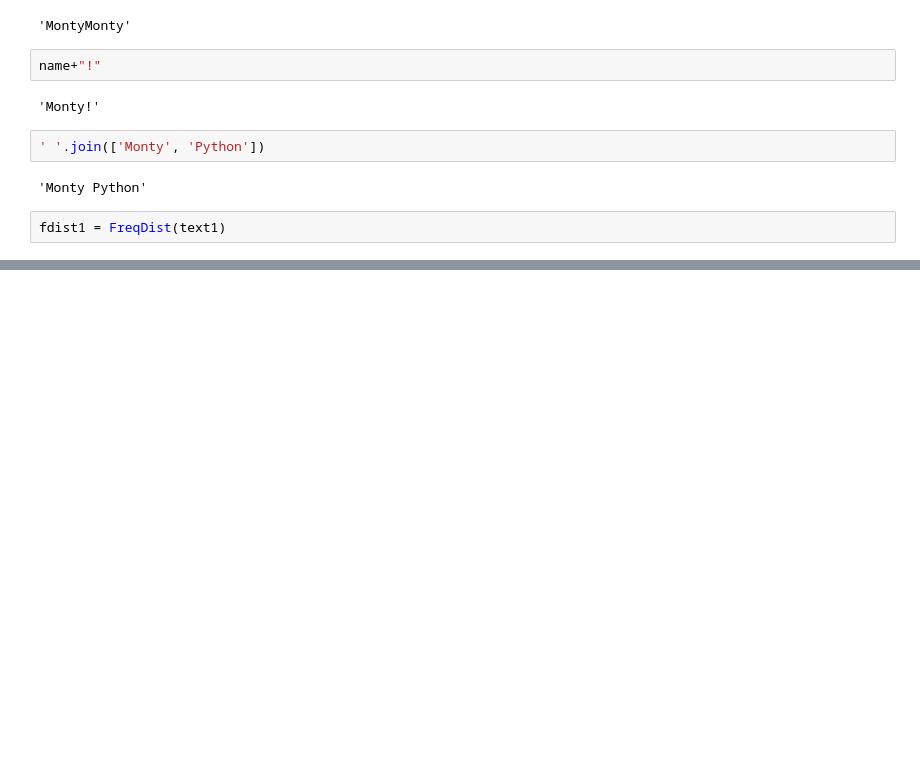
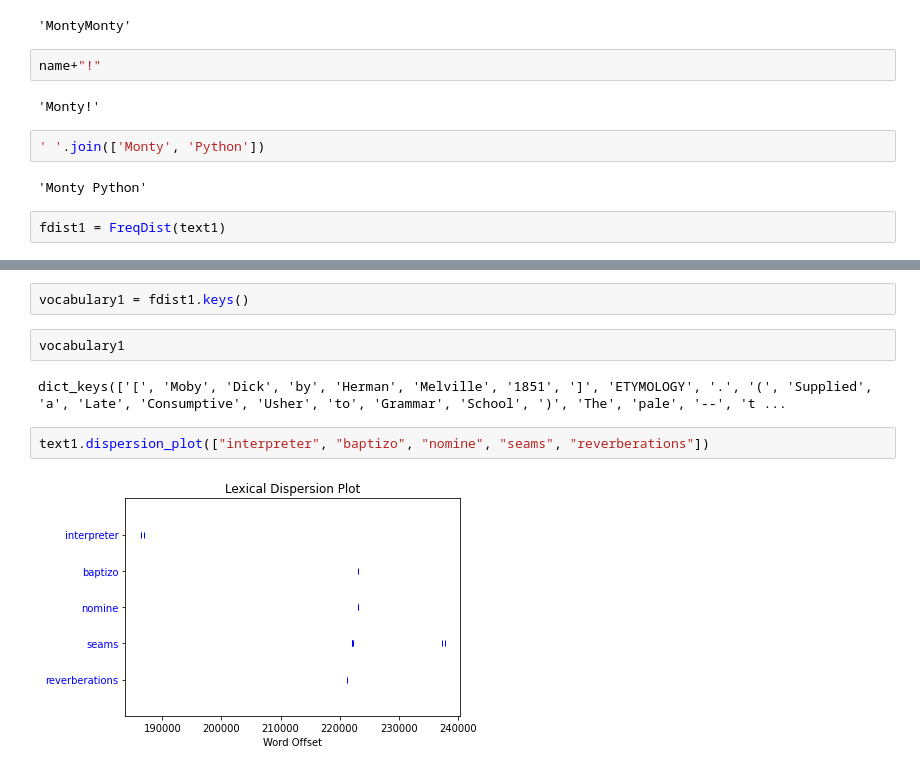
Before and after one commit to prakharsrivastava/powerbi, a Jupyter notebook: Welcome_To_Colaboratory.ipynb, the cells around one changed output, grey strips where cells are left out. Drawn from its saved outputs; the diff is of its cells as text; blank space fills up the shorter version.

```diff
--- a/Welcome_To_Colaboratory.ipynb
+++ b/Welcome_To_Colaboratory.ipynb
@@ -222,0 +266,10 @@ fdist1
+# %%
+vocabulary1 = fdist1.keys()
+# %%
+vocabulary1
+# %% [output]
+dict_keys(['[', 'Moby', 'Dick', 'by', 'Herman', 'Melville', '1851', ']', 'ETYMOLOGY', '.', '(', 'Supplied', 'a', 'Late', 'Consumptive', 'Usher', 'to', 'Grammar', 'School', ')', 'The', 'pale', '--', 't ...
+# %%
+text1.dispersion_plot(["interpreter", "baptizo", "nomine", "seams", "reverberations"])
+# %% [output]
+[figure, added]
```
Also changed, not shown: parts of 36 cells of this notebook.
